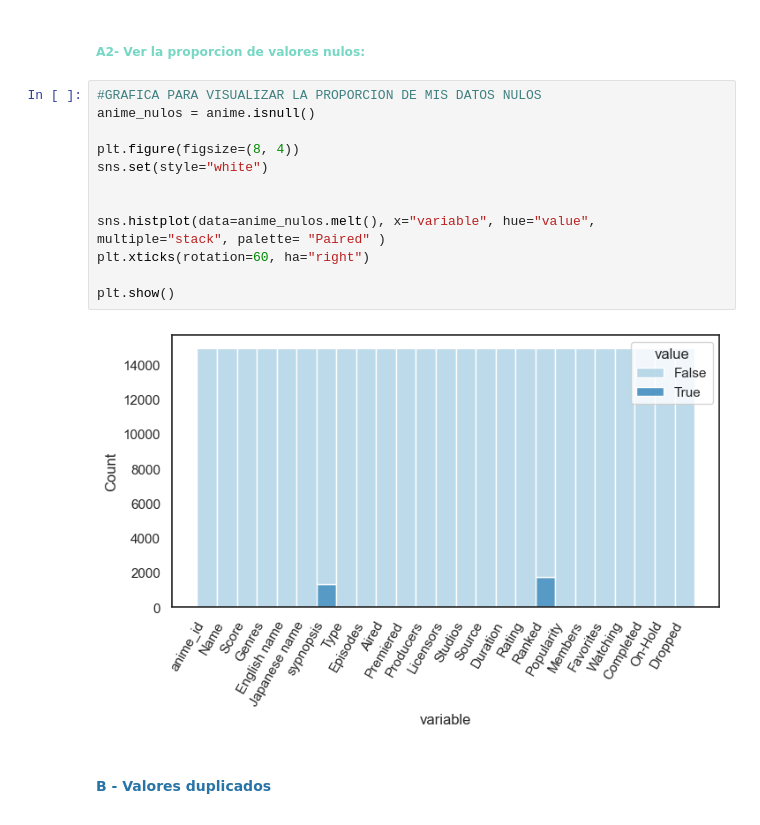
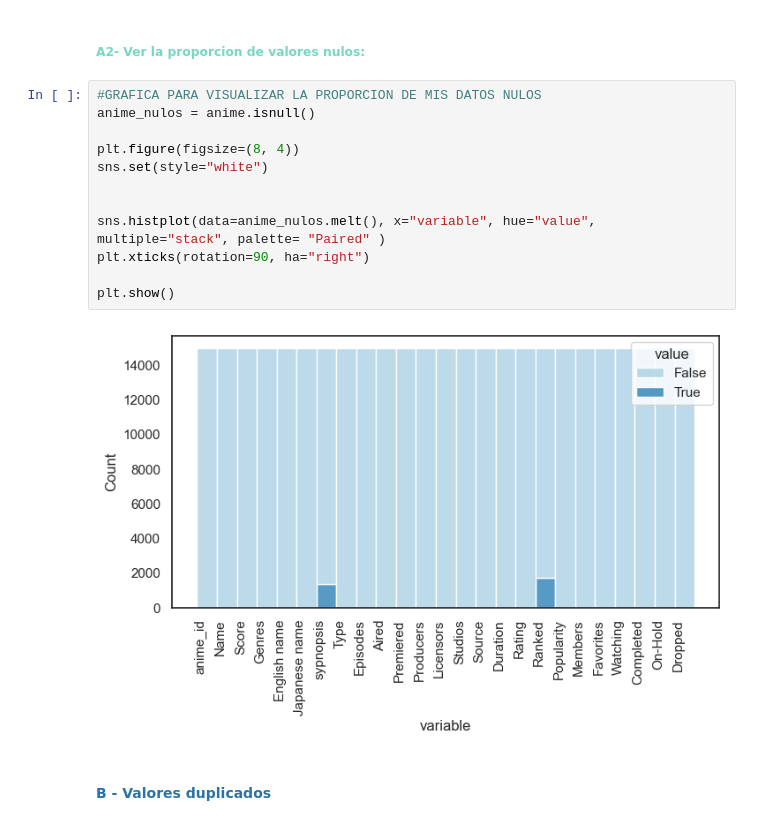
Before and after one commit to AmyGaarcia/DS_PT_09_2023, a Jupyter notebook: Data_Analysis/EDA/1-Definicion_EDA ANIME_Filtrado_prueba.ipynb, the cells around one changed output. Cells and saved outputs as stored; diff of their text form.

```diff
--- a/Data_Analysis/EDA/1-Definicion_EDA ANIME_Filtrado_prueba.ipynb
+++ b/Data_Analysis/EDA/1-Definicion_EDA ANIME_Filtrado_prueba.ipynb
@@ -132,17 +132,17 @@ anime.isnull().sum().sum()
 # %%
 #GRAFICA PARA VISUALIZAR LA PROPORCION DE MIS DATOS NULOS
 anime_nulos = anime.isnull()
 
 plt.figure(figsize=(8, 4))
 sns.set(style="white")
 
 
 sns.histplot(data=anime_nulos.melt(), x="variable", hue="value", multiple="stack", palette= "Paired" )
-plt.xticks(rotation=60, ha="right")
+plt.xticks(rotation=90, ha="right")
 
 plt.show()
 # %% [output]
-[figure, old version]
+[figure, new version]
 # %% [markdown]
 #### <span style="color:#2874A6 "> B - Valores duplicados </span>
 # %%
```
Also changed, not shown: parts of 29 cells of this notebook.
